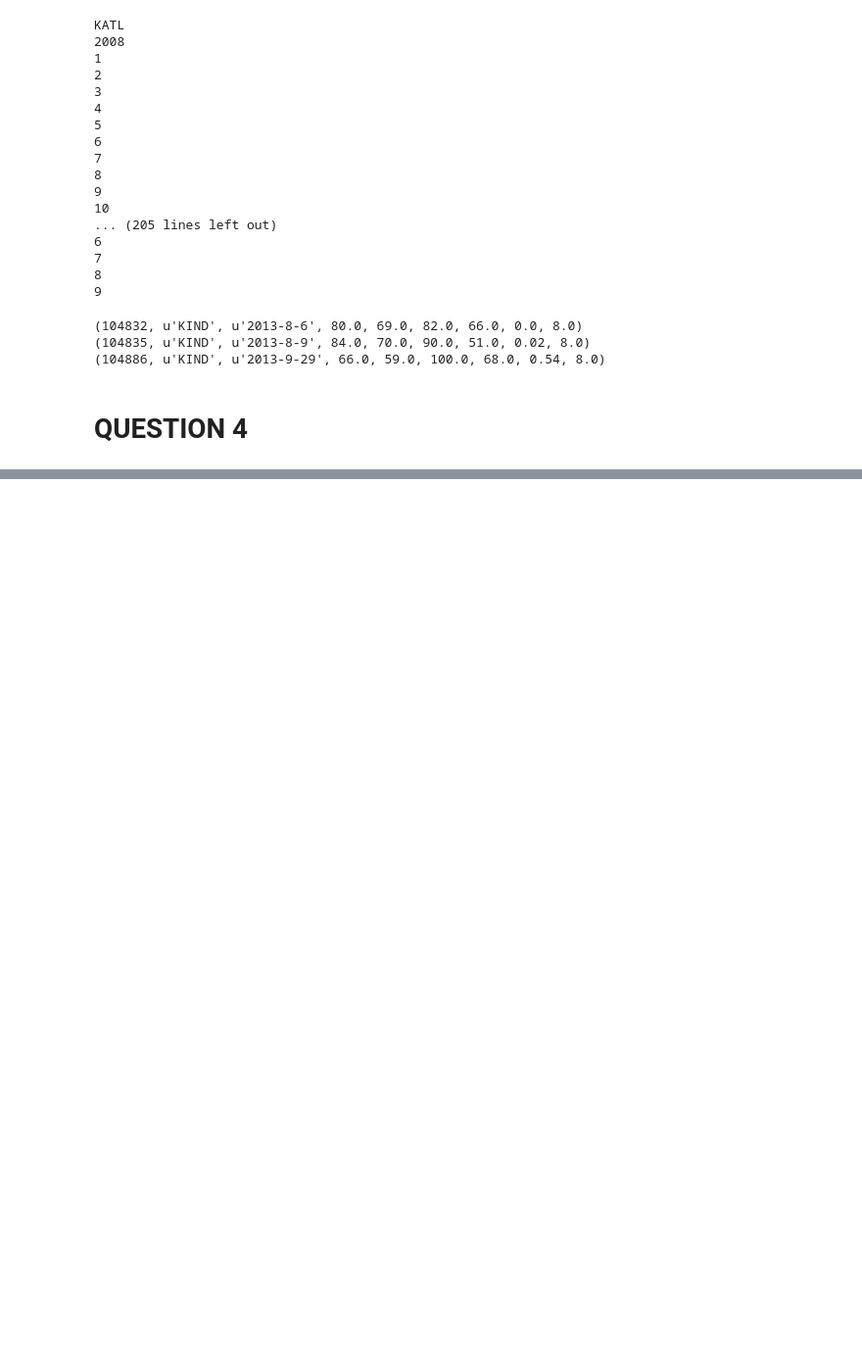
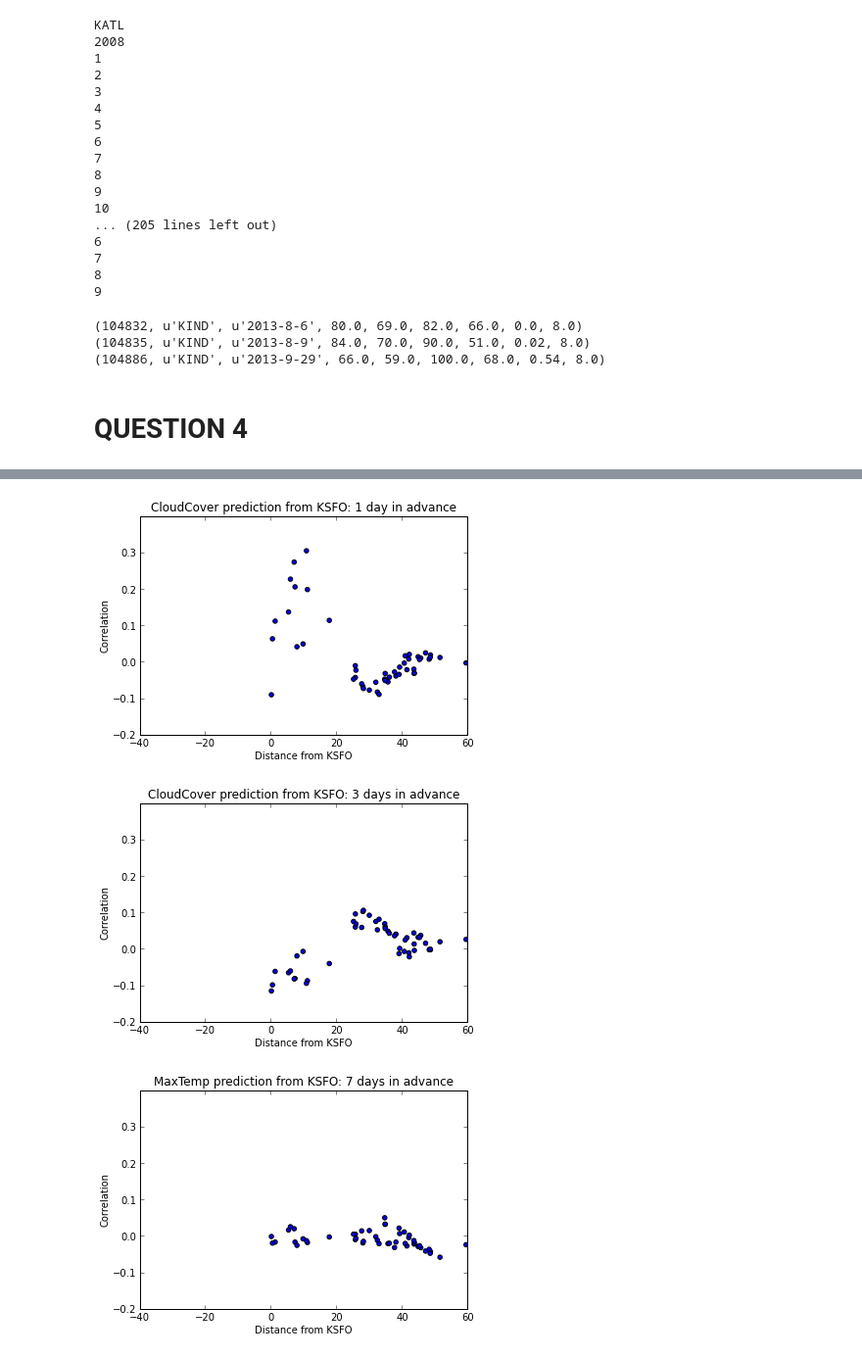
Before and after one commit to autumnshores/AY250_PythonClass, a Jupyter notebook: homework6/Homework 6.ipynb, the cells around one changed output, grey strips where cells are left out. Shown at 98% size. Cells and saved outputs as stored; diff of their text form; code cells hidden in the pictures; blank space fills up the shorter version.

```diff
--- a/homework6/Homework 6.ipynb
+++ b/homework6/Homework 6.ipynb
@@ -401,0 +585,32 @@ fr6_sort = fr6.sort(['correlation'], ascending=[0, 1])
+# %%
+#plot figures of CloudCover correlation vs. Distance
+f4,ax4 = plt.subplots()
+ax4.scatter(fr4['Distance'], fr4['correlation'])
+ax4.set_ylim([-0.2,0.4])
+ax4.set_xlim([-40,60])
+ax4.set_title('CloudCover prediction from KSFO: 1 day in advance')
+ax4.set_xlabel('Distance from KSFO')
+ax4.set_ylabel('Correlation')
+plt.show()
+
+f5,ax5 = plt.subplots()
+ax5.scatter(fr5['Distance'], fr5['correlation'])
+ax5.set_ylim([-0.2,0.4])
+ax5.set_xlim([-40,60])
+ax5.set_title('CloudCover prediction from KSFO: 3 days in advance')
+ax5.set_xlabel('Distance from KSFO')
+ax5.set_ylabel('Correlation')
+plt.show()
+
+f6,ax6 = plt.subplots()
+ax6.scatter(fr6['Distance'], fr6['correlation'])
+ax6.set_ylim([-0.2,0.4])
+ax6.set_xlim([-40,60])
+ax6.set_title('MaxTemp prediction from KSFO: 7 days in advance')
+ax6.set_xlabel('Distance from KSFO')
+ax6.set_ylabel('Correlation')
+plt.show()
+# %% [output]
+[figure, added]
+[figure, added]
+[figure, added]
```
Also changed, not shown: parts of 11 cells of this notebook.
